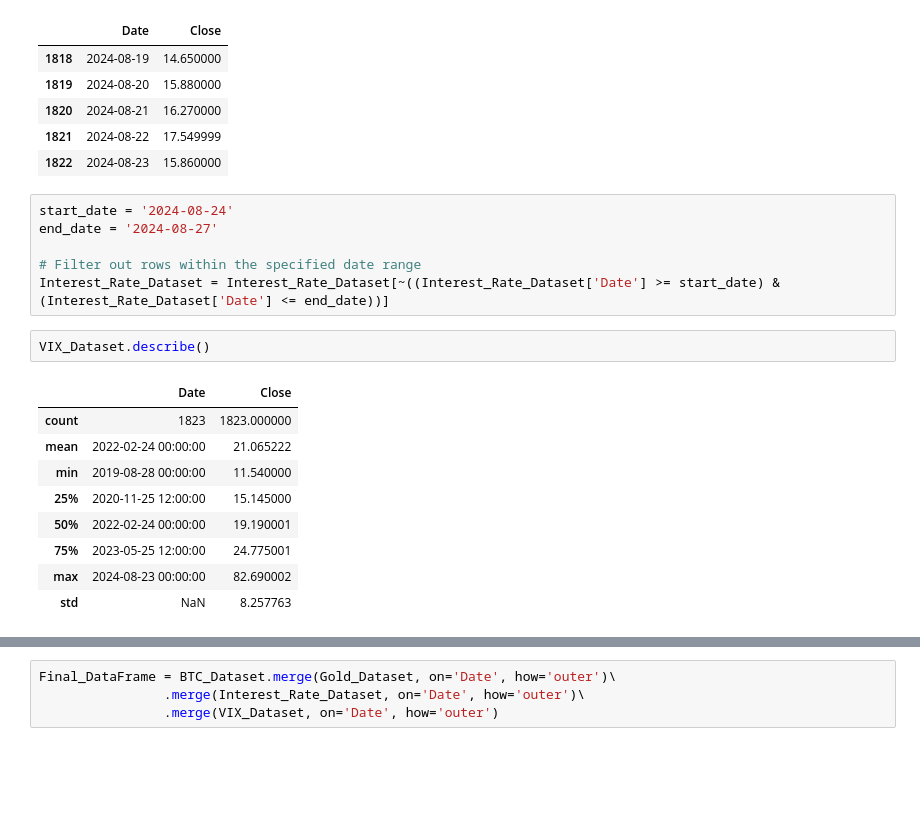
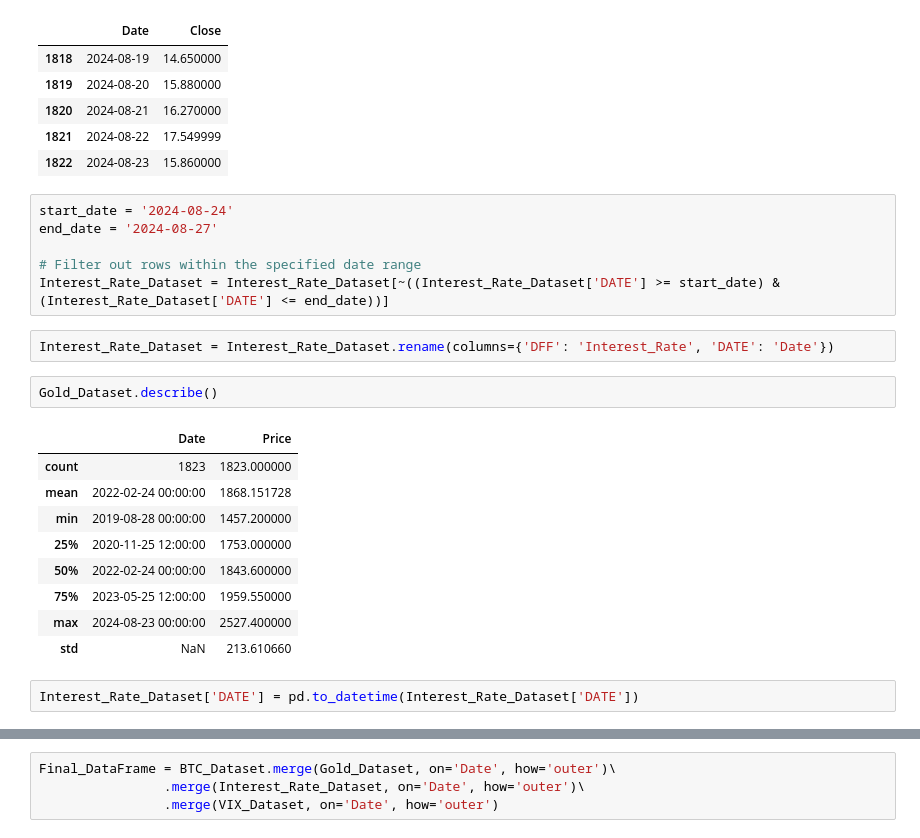
Before and after one commit to sathmikaDev/FYP, a Jupyter notebook: cryptoCurrencyPricePredictionTFT.ipynb, the cells around one changed output, grey strips where cells are left out. Drawn from its saved outputs; the diff is of its cells as text; blank space fills up the shorter version.

Commit message:
preprocess gold data

```diff
--- a/cryptoCurrencyPricePredictionTFT.ipynb
+++ b/cryptoCurrencyPricePredictionTFT.ipynb
@@ -310,16 +310,20 @@ start_date = '2024-08-24'
 end_date = '2024-08-27'
 
 # Filter out rows within the specified date range
-Interest_Rate_Dataset = Interest_Rate_Dataset[~((Interest_Rate_Dataset['Date'] >= start_date) & (Interest_Rate_Dataset['Date'] <= end_date))]
+Interest_Rate_Dataset = Interest_Rate_Dataset[~((Interest_Rate_Dataset['DATE'] >= start_date) & (Interest_Rate_Dataset['DATE'] <= end_date))]
+# %%
+Interest_Rate_Dataset = Interest_Rate_Dataset.rename(columns={'DFF': 'Interest_Rate', 'DATE': 'Date'})
 # %%
-VIX_Dataset.describe()
+Gold_Dataset.describe()
 # %% [output]
-|  | Date | Close |
+|  | Date | Price |
 | count | 1823 | 1823.000000 |
-| mean | 2022-02-24 00:00:00 | 21.065222 |
-| min | 2019-08-28 00:00:00 | 11.540000 |
-| 25% | 2020-11-25 12:00:00 | 15.145000 |
-| 50% | 2022-02-24 00:00:00 | 19.190001 |
-| 75% | 2023-05-25 12:00:00 | 24.775001 |
-| max | 2024-08-23 00:00:00 | 82.690002 |
-| std | NaN | 8.257763 |
+| mean | 2022-02-24 00:00:00 | 1868.151728 |
+| min | 2019-08-28 00:00:00 | 1457.200000 |
+| 25% | 2020-11-25 12:00:00 | 1753.000000 |
+| 50% | 2022-02-24 00:00:00 | 1843.600000 |
+| 75% | 2023-05-25 12:00:00 | 1959.550000 |
+| max | 2024-08-23 00:00:00 | 2527.400000 |
+| std | NaN | 213.610660 |
+# %%
+Interest_Rate_Dataset['DATE'] = pd.to_datetime(Interest_Rate_Dataset['DATE'])
```
Also changed, not shown: parts of 32 cells of this notebook, 12 other files.
